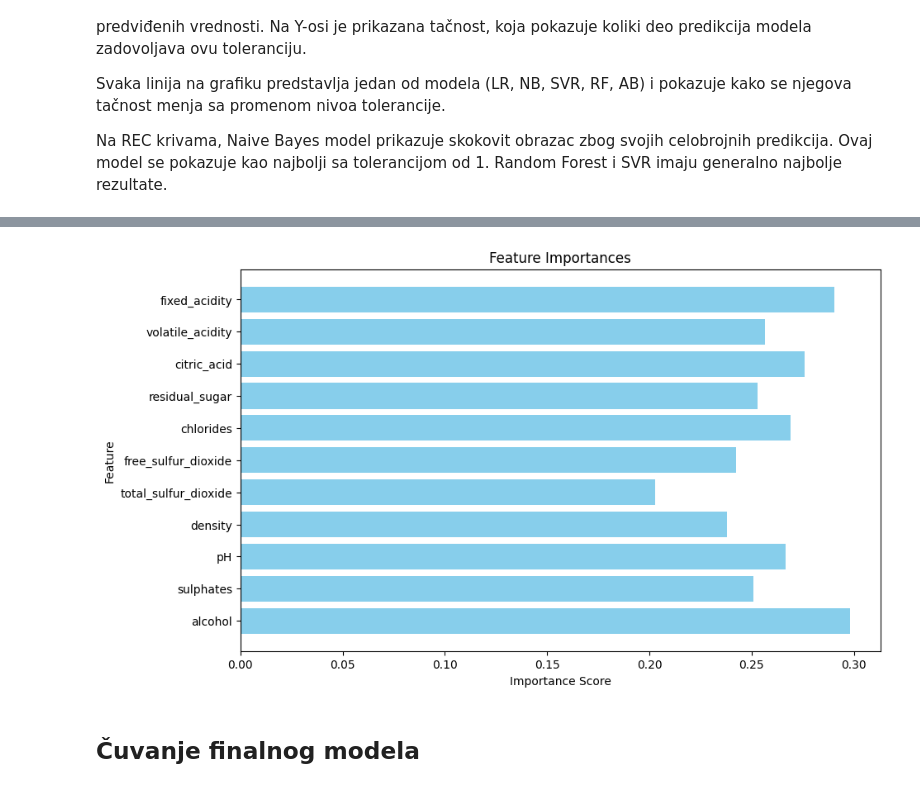
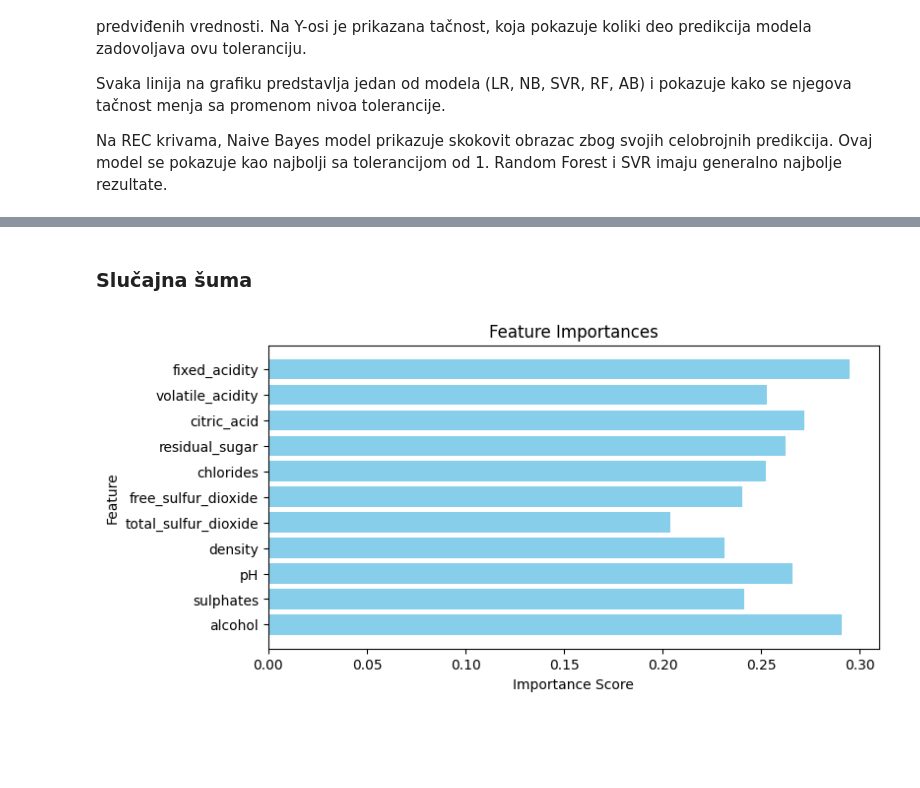
Before and after one commit to isidora00/ML_StudyBuddy, a Jupyter notebook: 01_Wine_Quality.ipynb, the cells around one changed output, grey strips where cells are left out. Drawn from its saved outputs; the diff is of its cells as text; code cells hidden in the pictures; blank space fills up the shorter version.

```diff
--- a/01_Wine_Quality.ipynb
+++ b/01_Wine_Quality.ipynb
@@ -284,7 +280,7 @@ param_grid_nb = {
 }
 # %%
 # Unakrsna validacija
-grid_search_nb = model_selection.GridSearchCV(pipeline_nb, param_grid_nb, cv=3, scoring='neg_mean_squared_error', n_jobs=-1)
+grid_search_nb = model_selection.GridSearchCV(pipeline_nb, param_grid_nb, cv=3, scoring='r2', return_train_score=True, n_jobs=-1)
 grid_search_nb.fit(X_train, y_train)
 best_model_nb = grid_search_nb.best_score_
 
@@ -354,7 +324,7 @@ param_grid_svr = {
 }
 # %%
 # Unakrsna validacija
-grid_search_svr = model_selection.RandomizedSearchCV(pipeline_svr, param_grid_svr, n_iter = 50, cv=3, scoring='neg_mean_squared_error', n_jobs=-1)
+grid_search_svr = model_selection.RandomizedSearchCV(pipeline_svr, param_grid_svr, n_iter = 50, cv=3, scoring='r2', return_train_score=True, n_jobs=-1)
 grid_search_svr.fit(X_train, y_train)
 best_model_svr = grid_search_svr.best_score_
 
@@ -455,15 +408,16 @@ pipeline_rf = Pipeline([
 ])
 
 param_grid_rf = {
-    'pca__n_components': [8, 9, 10, 11],
-    'regressor__n_estimators': [100, 150, 200],  # Number of trees in the forest
-    'regressor__max_depth': [5, 8, 10],  # Maximum depth of the trees
-    'regressor__min_samples_split': [15, 20, 25],  # Minimum number of samples required to split an internal node
-    'regressor__min_samples_leaf': [8, 10, 12],    # Minimum number of samples required to be at a leaf node
+    'pca__n_components': [8, 9, 10, 11],  # Keep the PCA components, reducing the range
+    'regressor__n_estimators': [100, 150, 200],  # Reduce upper limit to avoid complexity
+    'regressor__max_depth': [5, 10, 15],  # Limit the maximum depth to encourage simpler trees
+    'regressor__min_samples_split': [15, 20, 25],  # Increase minimum samples to split
+    'regressor__min_samples_leaf': [4, 5, 6],  # Increase minimum samples per leaf
+    'regressor__max_features': ['sqrt', 'log2']  # Restrict features to square root and log2
 }
 # %%
 # Unakrsna validacija
-grid_search_rf = model_selection.RandomizedSearchCV(pipeline_rf, param_grid_rf, cv=3, scoring='neg_mean_squared_error', n_jobs=-1)
+grid_search_rf = model_selection.RandomizedSearchCV(pipeline_rf, param_grid_rf, cv=3, scoring='r2', return_train_score=True, n_jobs=-1)
 grid_search_rf.fit(X_train, y_train)
 best_model_rf = grid_search_rf.best_score_
 
@@ -806,21 +814,25 @@ Vidimo da je količina alkohola u vinu atribut koji najviše utiče na kvalitet
+# %% [markdown]
+### Slučajna šuma
 # %%
-pca = pipeline_final.named_steps['pca']
-rf = pipeline_final.named_steps['regressor']
+scalar = grid_search_rf.best_estimator_.named_steps['scalar']
+pca =  grid_search_rf.best_estimator_.named_steps['pca']
+rf =  grid_search_rf.best_estimator_.named_steps['regressor']
 original_feature_names = wine_quality.data.headers.to_numpy()[:-2]
 
 components = abs(pca.components_)
+norms = np.linalg.norm(components, axis=1, keepdims=True)
+components = components / norms
+
 importances_pca = rf.feature_importances_ # važnost novih atributa
 
 importance_scores = np.abs(components.T @ importances_pca) # doprinos originalnih atributa u važnosti novih atributa
 
-plt.figure(figsize=(10, 6))
+plt.figure(figsize=(8, 4))
 plt.barh(original_feature_names, importance_scores, color='skyblue')
 plt.xlabel('Importance Score')
 plt.ylabel('Feature')
 plt.title('Feature Importances')
 plt.gca().invert_yaxis()
 plt.show()
 # %% [output]
-[figure, old version]
+[figure, new version]
-# %% [markdown]
-## Čuvanje finalnog modela
```
Also changed, not shown: parts of 90 cells of this notebook.
